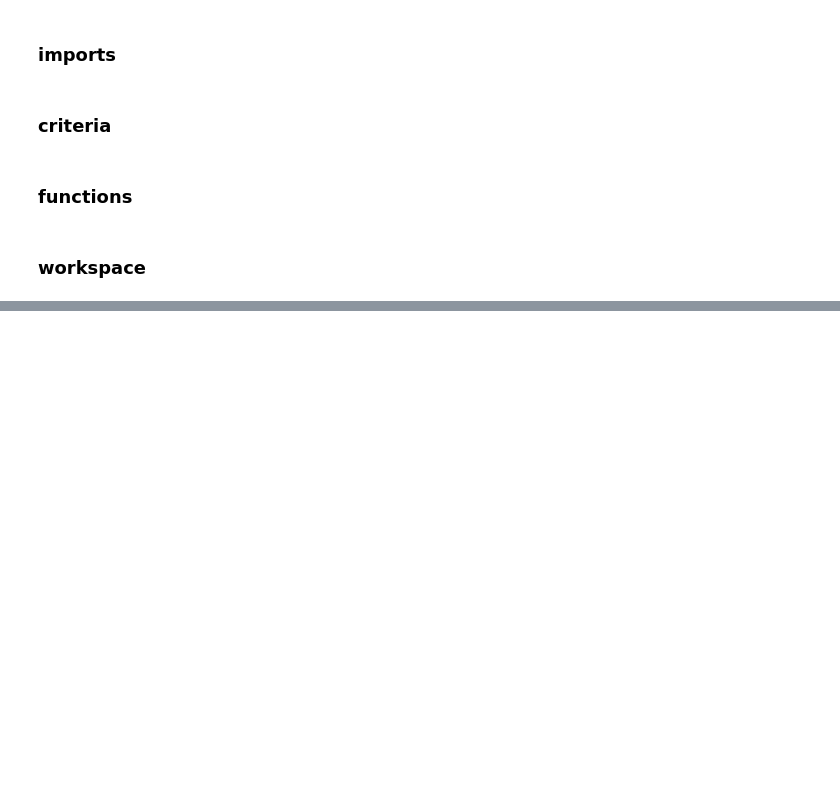
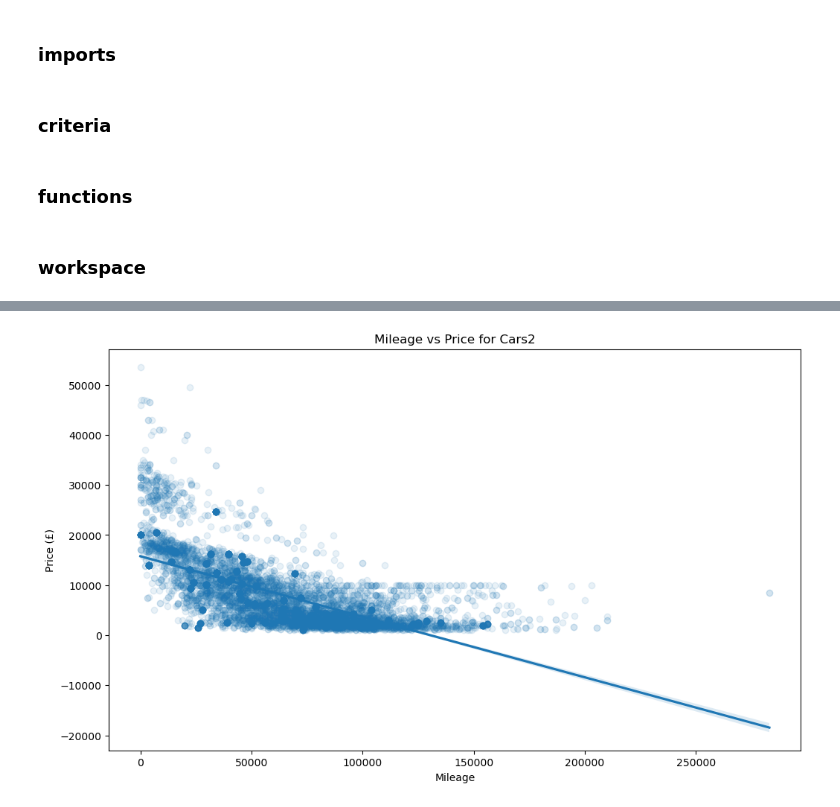
Before and after one commit to d-llen/Autotrader-Used-Car-Price-Webscraper, a Jupyter notebook: Autotrader.ipynb, the cells around one changed output, grey strips where cells are left out. Saved outputs shown, nothing was run; the diff lists cells and outputs as text; code cells hidden in the pictures; blank space fills up the shorter version.

Commit message:
v3 	modified:   Autotrader.ipynb 	new file:   Cars2 11-08-25 Test 	new file:   cars Empty Criteria 11-08-25

```diff
--- a/Autotrader.ipynb
+++ b/Autotrader.ipynb
@@ -145,6 +145,9 @@ def scrape_autotrader(cars, criteria):
 
             if number_of_pages == 0:
                 number_of_pages = 1
+
+            if number_of_pages > 100: #Max Number of pages to search
+                number_of_pages = 100
 
         except AttributeError:
             print("No results found or couldn't determine number of pages.")
@@ -255,7 +258,7 @@ def scrape_autotrader(cars, criteria):
 
     print(f"Execution time: {end - start:.4f} seconds")
 
-    return data, end
+    return data
 # %%
 def output_data(data, criteria, name='cars'):
     df = pd.DataFrame(data)
@@ -297,7 +300,8 @@ def output_data(data, criteria, name='cars'):
         "fuel",
     ]]
 
-    df = df[df["price"] < int(criteria["price_to"])]
+    if criteria.get('price_to'):
+        df = df[df["price"] < int(criteria["price_to"])]
 
     df = df.sort_values(by="distance", ascending=True)
 
@@ -307,4 +311,4 @@ def output_data(data, criteria, name='cars'):
 # %% [markdown]
 ### workspace
 # %%
-data = scrape_autotrader(cars2, EmptyCriteria)
+data = scrape_autotrader(cars, EmptyCriteria)
@@ -311,2 +333,2 @@ data = scrape_autotrader(cars2, EmptyCriteria)
 # %%
-df = output_data(data, criteria2, name='Cars2 11-08-25 Test')
+df = output_data(data, EmptyCriteria, name='cars Empty Criteria 11-08-25')
@@ -318,0 +378,11 @@ df.describe()
+# %%
+
+# Plot
+plt.figure(figsize=(12,7))
+sns.regplot(data=df, x='mileage', y='price',scatter_kws={'alpha':0.1})
+plt.xlabel("Mileage")
+plt.ylabel("Price (£)")
+plt.title("Mileage vs Price for Cars2")
+plt.show()
+# %% [output]
+[figure, added]
```
Also changed, not shown: parts of 7 cells of this notebook, 2 other files.
